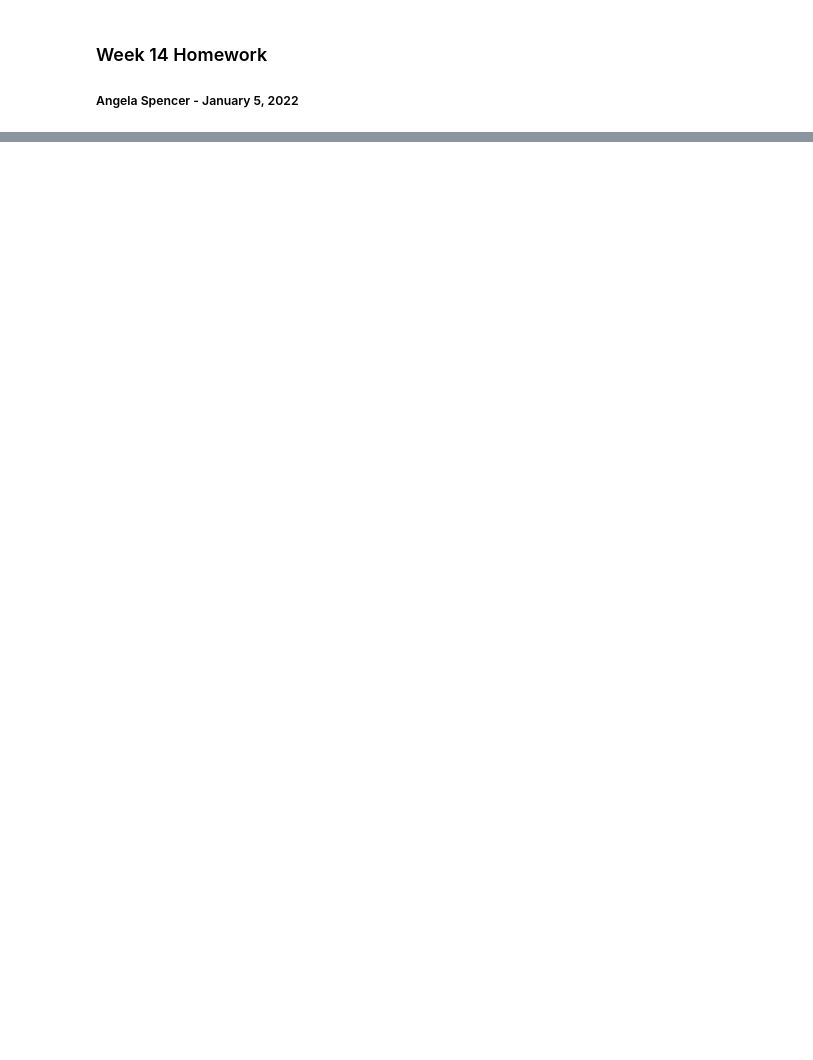
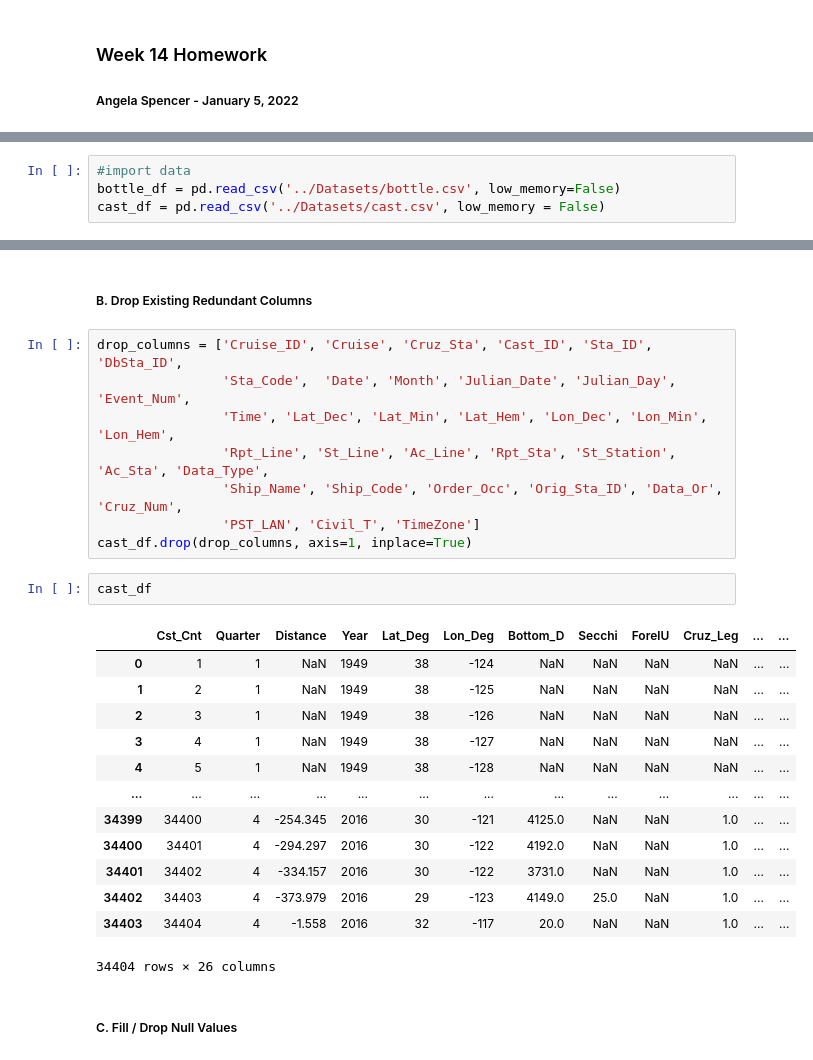
Before and after one commit to existentialplantperson/Week_14, a Jupyter notebook: WK14_Homework.ipynb, the cells around one changed output, grey strips where cells are left out. Saved outputs shown, nothing was run; the diff lists cells and outputs as text; blank space fills up the shorter version.

```diff
--- a/WK14_Homework.ipynb
+++ b/WK14_Homework.ipynb
@@ -4 +12,5 @@
+# %%
+#import data
+bottle_df = pd.read_csv('../Datasets/bottle.csv', low_memory=False)
+cast_df = pd.read_csv('../Datasets/cast.csv', low_memory = False)
 # %% [markdown]
@@ -5,0 +332,28 @@
+# %% [markdown]
+##### B. Drop Existing Redundant Columns
+# %%
+drop_columns = ['Cruise_ID', 'Cruise', 'Cruz_Sta', 'Cast_ID', 'Sta_ID', 'DbSta_ID',
+                'Sta_Code',  'Date', 'Month', 'Julian_Date', 'Julian_Day', 'Event_Num',
+                'Time', 'Lat_Dec', 'Lat_Min', 'Lat_Hem', 'Lon_Dec', 'Lon_Min', 'Lon_Hem',
+                'Rpt_Line', 'St_Line', 'Ac_Line', 'Rpt_Sta', 'St_Station', 'Ac_Sta', 'Data_Type',
+                'Ship_Name', 'Ship_Code', 'Order_Occ', 'Orig_Sta_ID', 'Data_Or', 'Cruz_Num',
+                'PST_LAN', 'Civil_T', 'TimeZone']
+cast_df.drop(drop_columns, axis=1, inplace=True)
+# %%
+cast_df
+# %% [output]
+|  | Cst_Cnt | Quarter | Distance | Year | Lat_Deg | Lon_Deg | Bottom_D | Secchi | ForelU | Cruz_Leg | ... | ... |
+| 0 | 1 | 1 | NaN | 1949 | 38 | -124 | NaN | NaN | NaN | NaN | ... | ... |
+| 1 | 2 | 1 | NaN | 1949 | 38 | -125 | NaN | NaN | NaN | NaN | ... | ... |
+| 2 | 3 | 1 | NaN | 1949 | 38 | -126 | NaN | NaN | NaN | NaN | ... | ... |
+| 3 | 4 | 1 | NaN | 1949 | 38 | -127 | NaN | NaN | NaN | NaN | ... | ... |
+| 4 | 5 | 1 | NaN | 1949 | 38 | -128 | NaN | NaN | NaN | NaN | ... | ... |
+| ... | ... | ... | ... | ... | ... | ... | ... | ... | ... | ... | ... | ... |
+| 34399 | 34400 | 4 | -254.345 | 2016 | 30 | -121 | 4125.0 | NaN | NaN | 1.0 | ... | ... |
+| 34400 | 34401 | 4 | -294.297 | 2016 | 30 | -122 | 4192.0 | NaN | NaN | 1.0 | ... | ... |
+| 34401 | 34402 | 4 | -334.157 | 2016 | 30 | -122 | 3731.0 | NaN | NaN | 1.0 | ... | ... |
+| 34402 | 34403 | 4 | -373.979 | 2016 | 29 | -123 | 4149.0 | 25.0 | NaN | 1.0 | ... | ... |
+| 34403 | 34404 | 4 | -1.558 | 2016 | 32 | -117 | 20.0 | NaN | NaN | 1.0 | ... | ... |
+34404 rows × 26 columns
+# %% [markdown]
+##### C. Fill / Drop Null Values
```
Also changed, not shown: parts of 58 cells of this notebook, 1 other file.
